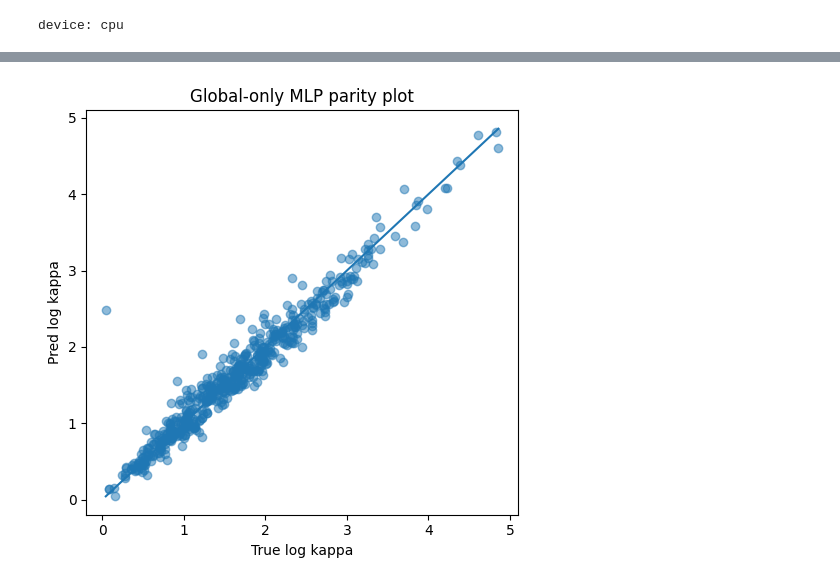
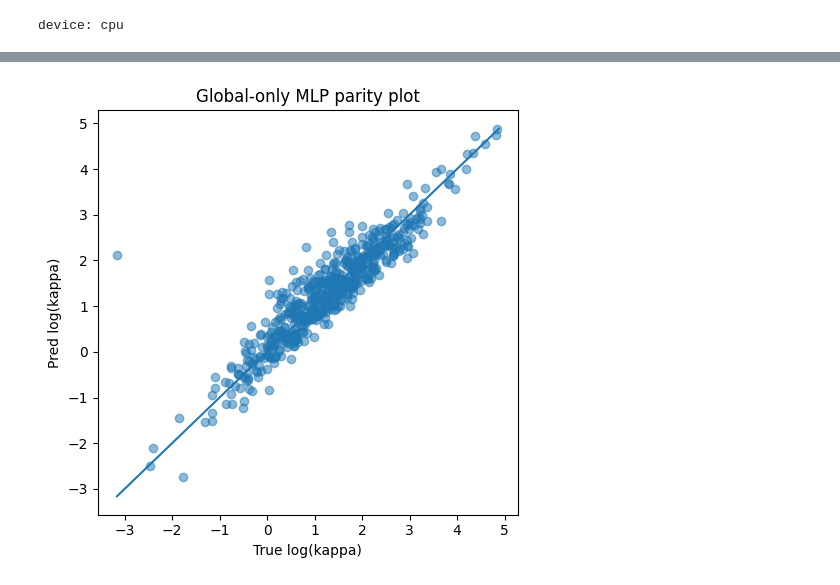
Before and after one commit to sylvialiusx001/Thermalconductivity_yr4project, a Jupyter notebook: globalonly.ipynb, the cells around one changed output, grey strips where cells are left out. Cells and saved outputs as stored; diff of their text form; code cells hidden in the pictures.

```diff
--- a/globalonly.ipynb
+++ b/globalonly.ipynb
@@ -418,25 +399,36 @@ global_metrics_df
 # %%
 # ============================================================
-# Parity plot
+# Convert to log(kappa)
+# ============================================================
+true_kappa = np.expm1(true)   # exp(y) - 1
+pred_kappa = np.expm1(pred)
+
+# avoid log(0)
+eps = 1e-8
+true_logk = np.log(true_kappa + eps)
+pred_logk = np.log(pred_kappa + eps)
+
+# ============================================================
+# Parity plot (log kappa)
 # ============================================================
 plt.figure(figsize=(5, 5))
 
-plt.scatter(true, pred, alpha=0.5)
+plt.scatter(true_logk, pred_logk, alpha=0.5)
 
-lo = min(true.min(), pred.min())
-hi = max(true.max(), pred.max())
+lo = min(true_logk.min(), pred_logk.min())
+hi = max(true_logk.max(), pred_logk.max())
 
 plt.plot([lo, hi], [lo, hi])
 
-plt.xlabel("True log kappa")
-plt.ylabel("Pred log kappa")
+plt.xlabel("True log(kappa)")
+plt.ylabel("Pred log(kappa)")
 
 plt.title("Global-only MLP parity plot")
 
 plt.tight_layout()
 plt.show()
 # %% [output]
-[figure, old version]
+[figure, new version]
 # %%
 # ============================================================
 # Save outputs
```
Also changed, not shown: parts of 5 cells of this notebook, 4 other files.
